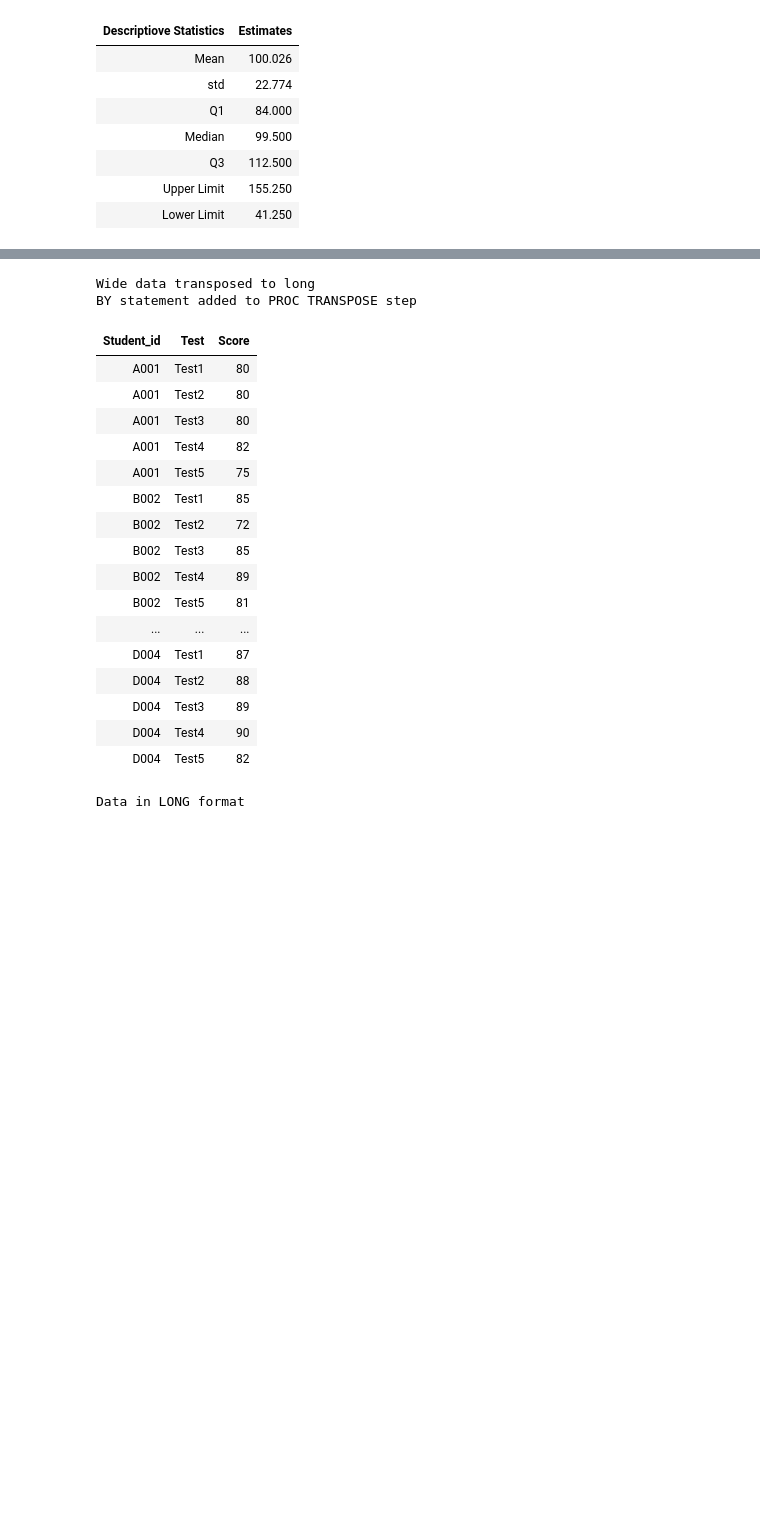
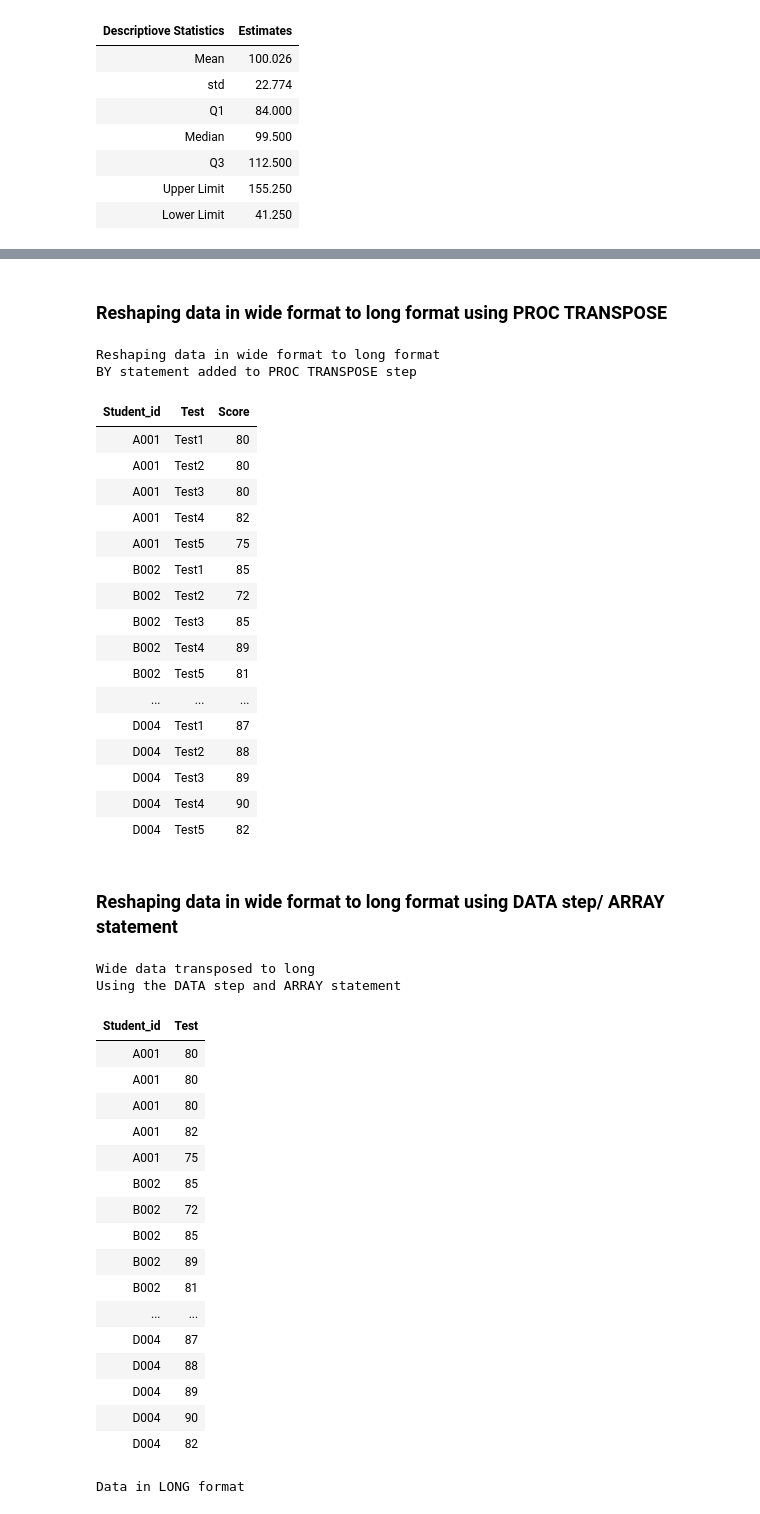
Before and after one commit to ProcJimi/curriculum, a Jupyter notebook: Week5/Week5_Part2.ipynb, the cells around one changed output, grey strips where cells are left out. Saved outputs shown, nothing was run; the diff lists cells and outputs as text; code cells hidden in the pictures; blank space fills up the shorter version.

```diff
--- a/Week5/Week5_Part2.ipynb
+++ b/Week5/Week5_Part2.ipynb
@@ -187,6 +187,8 @@ Reshaping data using PROC TRANSPOSE
 | Name | Test1 | Test2 | Test3 | Test4 | Test5 | HW1 | HW2 | Midterm | Final |
 | Hena | 75 | 80 | . | . | . | . | . | . | . |
 | John | 75 | 85 | 76 | 72 | 78 | 82 | 85 | 68 | 75 |
+# %% [markdown]
+### Reshaping data in wide format to long format using PROC TRANSPOSE
 # %%
 *Ex7_wide_to_long.sas;
 DATA wide;
@@ -202,12 +204,12 @@ proc transpose data=wide
    out=long (rename=(_NAME_=Test col1=Score));
 by Student_id;
 run;
-title1 'Wide data transposed to long';
+title1 'Reshaping data in wide format to long format';
 title2 'BY statement added to PROC TRANSPOSE step';
 proc print data=long noobs;
 run;
 # %% [output]
-Wide data transposed to long
+Reshaping data in wide format to long format
 BY statement added to PROC TRANSPOSE step
 | Student_id | Test | Score |
 | A001 | Test1 | 80 |
@@ -226,6 +228,42 @@ BY statement added to PROC TRANSPOSE step
 | D004 | Test3 | 89 |
 | D004 | Test4 | 90 |
 | D004 | Test5 | 82 |
+# %% [markdown]
+### Reshaping data in wide format to long format using DATA step/ ARRAY statement
+# %%
+data Long_x;
+set wide;
+array Tests[*] Test1-Test5;
+do _t = 1 to dim(Tests);
+  Test = tests[_t];
+  output;
+end;
+keep Student_id Test;
+run;
+title1 'Wide data transposed to long';
+title2 'Using the DATA step and ARRAY statement';
+proc print data=long_x noobs;
+run;
+# %% [output]
+Wide data transposed to long
+Using the DATA step and ARRAY statement
+| Student_id | Test |
+| A001 | 80 |
+| A001 | 80 |
+| A001 | 80 |
+| A001 | 82 |
+| A001 | 75 |
+| B002 | 85 |
+| B002 | 72 |
+| B002 | 85 |
+| B002 | 89 |
+| B002 | 81 |
+| ... | ... |
+| D004 | 87 |
+| D004 | 88 |
+| D004 | 89 |
+| D004 | 90 |
+| D004 | 82 |
 # %%
 *Ex8_multi_transpose_x.sas (Part 1);
 options nocenter nonumber nodate;
```
Also changed, not shown: parts of 6 cells of this notebook, 5 other files.
